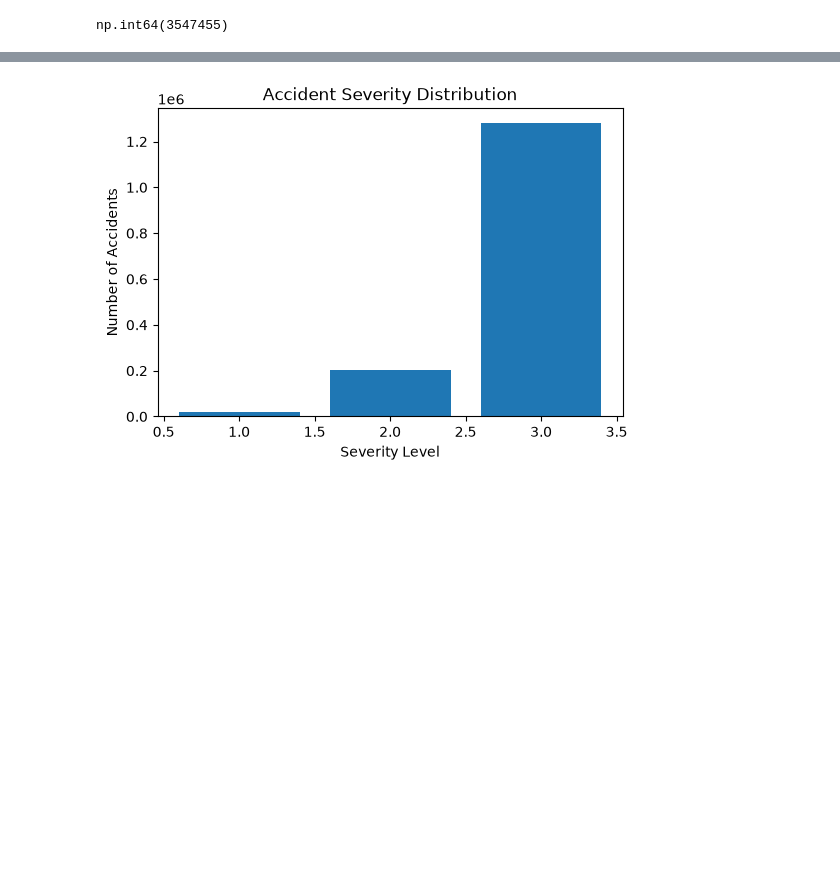
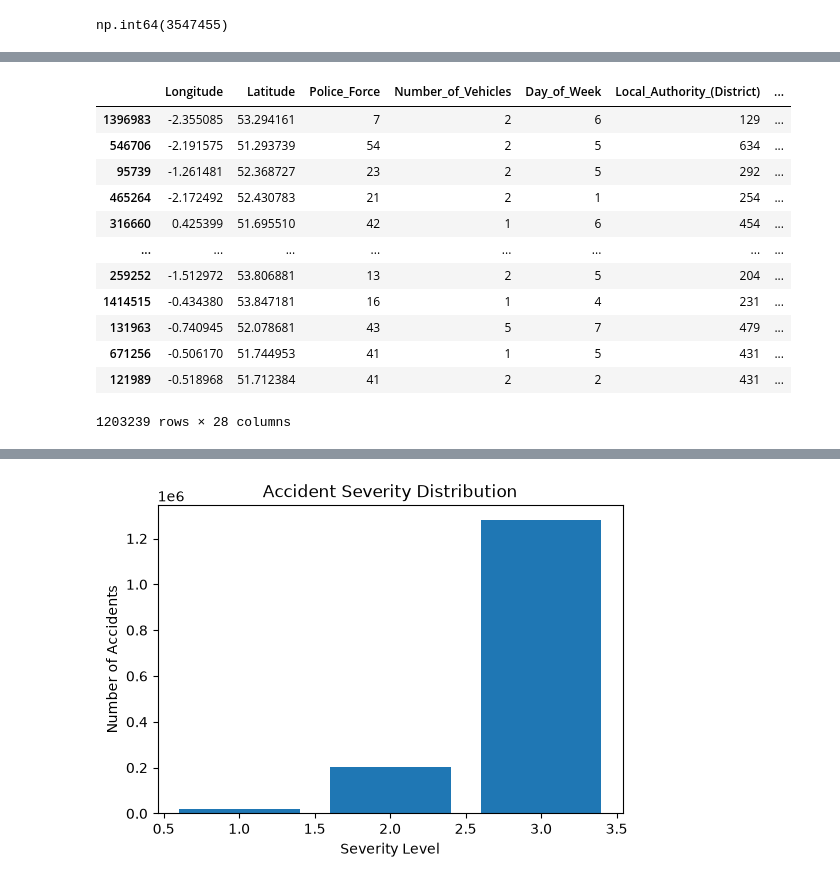
Before and after one commit to SameepSharma714/Road-Accidents-Severity-Prediction, a Jupyter notebook: RASP.ipynb, the cells around one changed output, grey strips where cells are left out. Drawn from its saved outputs; the diff is of its cells as text; code cells hidden in the pictures; blank space fills up the shorter version.

```diff
--- a/RASP.ipynb
+++ b/RASP.ipynb
@@ -182,0 +146,3 @@ Name: count, dtype: int64
+# %%
+X_train[['Special_Conditions_at_Site']]=impute.fit_transform(X_train[['Special_Conditions_at_Site']])
+X_test[['Special_Conditions_at_Site']]=impute.transform(X_test[['Special_Conditions_at_Site']])
@@ -182,0 +169,45 @@ Name: count, dtype: int64
+# %%
+from sklearn.preprocessing import OneHotEncoder
+
+# Create encoder
+ohe = OneHotEncoder(sparse_output=False, handle_unknown='ignore',dtype=int)
+
+# ---------------- X_train ----------------
+train_encoded = ohe.fit_transform(X_train[['Pedestrian_Crossing-Human_Control']])
+
+train_encoded = pd.DataFrame(
+    train_encoded,
+    columns=ohe.get_feature_names_out(['Pedestrian_Crossing-Human_Control']),
+    index=X_train.index
+)
+
+X_train = X_train.drop('Pedestrian_Crossing-Human_Control', axis=1)
+X_train = pd.concat([X_train, train_encoded], axis=1)
+
+# ---------------- X_test ----------------
+test_encoded = ohe.transform(X_test[['Pedestrian_Crossing-Human_Control']])
+
+test_encoded = pd.DataFrame(
+    test_encoded,
+    columns=ohe.get_feature_names_out(['Pedestrian_Crossing-Human_Control']),
+    index=X_test.index
+)
+
+X_test = X_test.drop('Pedestrian_Crossing-Human_Control', axis=1)
+X_test = pd.concat([X_test, test_encoded], axis=1)
+# %%
+X_train
+# %% [output]
+|  | Longitude | Latitude | Police_Force | Number_of_Vehicles | Day_of_Week | Local_Authority_(District) | ... |
+| 1396983 | -2.355085 | 53.294161 | 7 | 2 | 6 | 129 | ... |
+| 546706 | -2.191575 | 51.293739 | 54 | 2 | 5 | 634 | ... |
+| 95739 | -1.261481 | 52.368727 | 23 | 2 | 5 | 292 | ... |
+| 465264 | -2.172492 | 52.430783 | 21 | 2 | 1 | 254 | ... |
+| 316660 | 0.425399 | 51.695510 | 42 | 1 | 6 | 454 | ... |
+| ... | ... | ... | ... | ... | ... | ... | ... |
+| 259252 | -1.512972 | 53.806881 | 13 | 2 | 5 | 204 | ... |
+| 1414515 | -0.434380 | 53.847181 | 16 | 1 | 4 | 231 | ... |
+| 131963 | -0.740945 | 52.078681 | 43 | 5 | 7 | 479 | ... |
+| 671256 | -0.506170 | 51.744953 | 41 | 1 | 5 | 431 | ... |
+| 121989 | -0.518968 | 51.712384 | 41 | 2 | 2 | 431 | ... |
+1203239 rows × 28 columns
```
Also changed, not shown: parts of 70 cells of this notebook.
